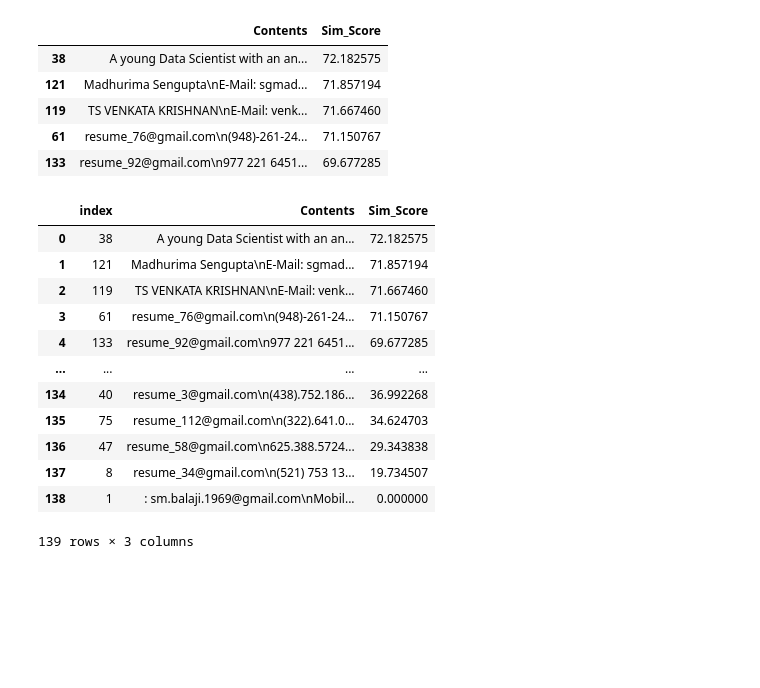
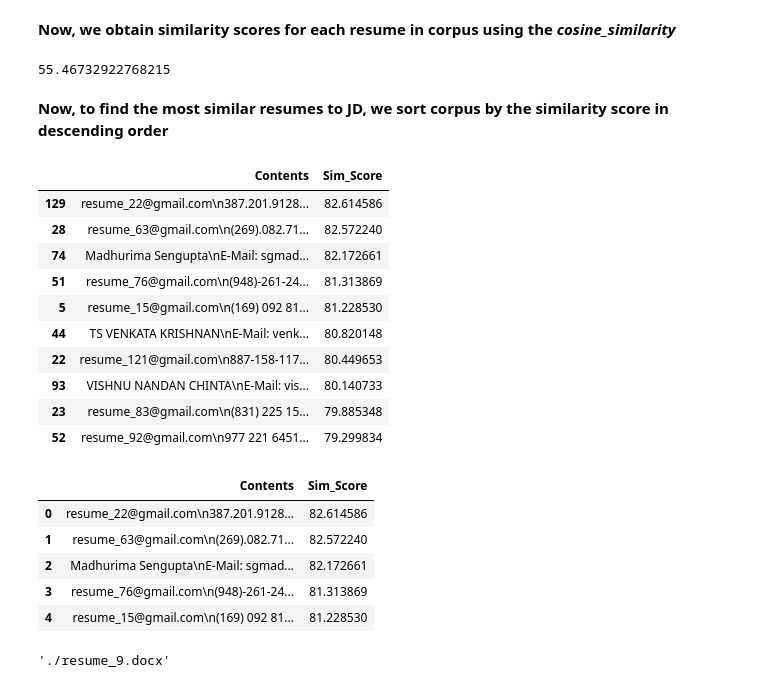
Before and after one commit to Tobsam237/Resume_Recommendation, a Jupyter notebook: CapstoneP_ResumeRecommendation.ipynb, the cells around one changed output. Saved outputs shown, nothing was run; the diff lists cells and outputs as text; code cells hidden in the pictures; blank space fills up the shorter version.

```diff
--- a/CapstoneP_ResumeRecommendation.ipynb
+++ b/CapstoneP_ResumeRecommendation.ipynb
@@ -80,0 +113,3 @@ job_descr
+# %%
+#extract text from JD
+job_descr = getTextdoc('ds job_Descr.docx')
@@ -82,6 +135,3 @@ job_descr
 #import text vectoriser
 from sklearn.feature_extraction.text import CountVectorizer
 cv = CountVectorizer()
-# %%
-#sample to ensure it works
-cv.fit_transform(df.iloc[2], job_descr)
@@ -91,8 +138,3 @@ cv.fit_transform(df.iloc[2], job_descr)
 # %%
 #import cosine_similarity test to check compare vectors
 from sklearn.metrics.pairwise import cosine_similarity
-# %%
-#check if it works----Fails
-cosine_similarity(cv.fit_transform(df.iloc[2], job_descr))
-
-cosine_similarity(cv.fit_transform(df.iloc[2], job_descr))[0][1] * 100
@@ -107,6 +141,3 @@ Saving Data Analyst Job Description.docx to Data Analyst Job Description.docx
-# %%
-#extract text from JD
-job_descr = getTextdoc('Data Analyst Job Description.docx')
 # %%
 #try out--- success
 cosine_similarity(cv.fit_transform([getTextdoc(worddocx[34]), job_descr]))
@@ -122,3 +158,5 @@ for i in range(len(worddocx)):
+# %% [markdown]
+**Now, we obtain similarity scores for each resume in corpus using the *cosine_similarity***
 # %%
 #find similarity text between resume vector-form and job description vector-form
 Similarity_Score = []
@@ -129,36 +167,45 @@ for i in range(len(cos_sim)):
 #df.append()
 #for i in range(len(cos_sim)):
  # df.assign(Similarity_Score = round(cos_sim[i][0][1] * 100))
+# %%
+Similarity_Score[0]
+# %% [output]
+55.46732922768215
 # %%
 #affix Similarity_Score in dataframe
 df = df.assign(Sim_Score= Similarity_Score )
+# %% [markdown]
+**Now, to find the most similar resumes to JD, we sort corpus by the similarity score in descending order**
 # %%
 #sort table by Sim_Score
 df_final = df.sort_values('Sim_Score', ascending= False)
-df_final.head()
+df_final.head(10)
 # %% [output]
 |  | Contents | Sim_Score |
-| 38 | A young Data Scientist with an an... | 72.182575 |
-| 121 | Madhurima Sengupta\nE-Mail: sgmad... | 71.857194 |
-| 119 | TS VENKATA KRISHNAN\nE-Mail: venk... | 71.667460 |
-| 61 | resume_76@gmail.com\n(948)-261-24... | 71.150767 |
-| 133 | resume_92@gmail.com\n977 221 6451... | 69.677285 |
+| 129 | resume_22@gmail.com\n387.201.9128... | 82.614586 |
+| 28 | resume_63@gmail.com\n(269).082.71... | 82.572240 |
+| 74 | Madhurima Sengupta\nE-Mail: sgmad... | 82.172661 |
+| 51 | resume_76@gmail.com\n(948)-261-24... | 81.313869 |
+| 5 | resume_15@gmail.com\n(169) 092 81... | 81.228530 |
+| 44 | TS VENKATA KRISHNAN\nE-Mail: venk... | 80.820148 |
+| 22 | resume_121@gmail.com\n887-158-117... | 80.449653 |
+| 93 | VISHNU NANDAN CHINTA\nE-Mail: vis... | 80.140733 |
+| 23 | resume_83@gmail.com\n(831) 225 15... | 79.885348 |
+| 52 | resume_92@gmail.com\n977 221 6451... | 79.299834 |
 # %%
 df_final=df_final.reset_index(drop = True)
-# %%
-df_final
-# %% [output]
-|  | index | Contents | Sim_Score |
-| 0 | 38 | A young Data Scientist with an an... | 72.182575 |
-| 1 | 121 | Madhurima Sengupta\nE-Mail: sgmad... | 71.857194 |
-| 2 | 119 | TS VENKATA KRISHNAN\nE-Mail: venk... | 71.667460 |
-| 3 | 61 | resume_76@gmail.com\n(948)-261-24... | 71.150767 |
-| 4 | 133 | resume_92@gmail.com\n977 221 6451... | 69.677285 |
-| ... | ... | ... | ... |
-| 134 | 40 | resume_3@gmail.com\n(438).752.186... | 36.992268 |
-| 135 | 75 | resume_112@gmail.com\n(322).641.0... | 34.624703 |
-| 136 | 47 | resume_58@gmail.com\n625.388.5724... | 29.343838 |
-| 137 | 8 | resume_34@gmail.com\n(521) 753 13... | 19.734507 |
-| 138 | 1 | : sm.balaji.1969@gmail.com\nMobil... | 0.000000 |
-139 rows × 3 columns
+# %%
+# Here are the top five resumes with the most keywords with jd
+df_final.head()
+# %% [output]
+|  | Contents | Sim_Score |
+| 0 | resume_22@gmail.com\n387.201.9128... | 82.614586 |
+| 1 | resume_63@gmail.com\n(269).082.71... | 82.572240 |
+| 2 | Madhurima Sengupta\nE-Mail: sgmad... | 82.172661 |
+| 3 | resume_76@gmail.com\n(948)-261-24... | 81.313869 |
+| 4 | resume_15@gmail.com\n(169) 092 81... | 81.228530 |
+# %%
+worddocx[129]
+# %% [output]
+'./resume_9.docx'
 # %%
```
Also changed, not shown: parts of 29 cells of this notebook.
